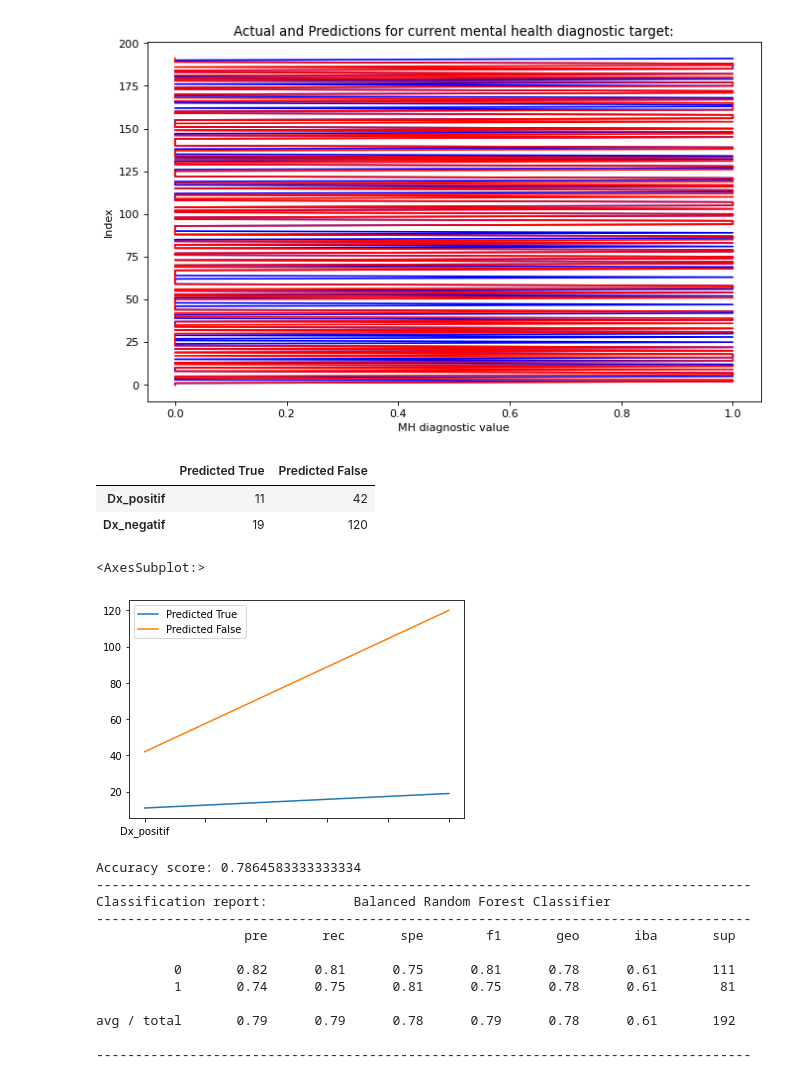
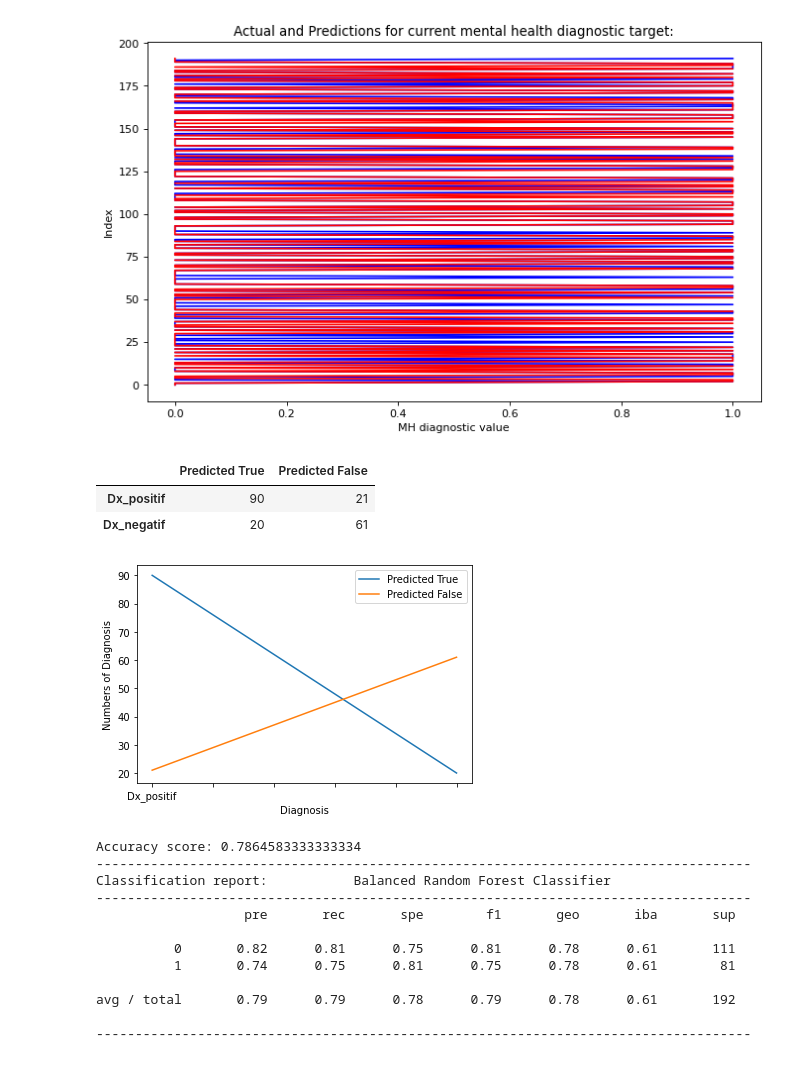
Before and after one commit to ArtTucker/mental_health_and_economics, a Jupyter notebook: machine_learning/ML_model_2.0.ipynb, the cells around one changed output. Cells and saved outputs as stored; diff of their text form; code cells hidden in the pictures.

```diff
--- a/machine_learning/ML_model_2.0.ipynb
+++ b/machine_learning/ML_model_2.0.ipynb
@@ -784,6 +869,16 @@ plt.show()
 #plt.savefig("../images/random_forrest_current_dx_predictions.png")
 # %% [output]
 [figure]
+# %%
+y_pred = ([0, 0, 1, 1, 0, 0, 1, 1, 0, 1, 0, 1, 0, 0, 1, 1, 1, 0, 1, 0, 1, 0,
+       1, 0, 0, 0, 0, 0, 0, 0, 0, 1, 0, 1, 0, 0, 1, 0, 1, 1, 0, 0, 0, 1,
+       0, 0, 0, 0, 0, 0, 0, 1, 0, 0, 1, 0, 0, 1, 1, 0, 0, 0, 0, 0, 0, 0,
+       0, 0, 1, 0, 0, 1, 1, 0, 1, 1, 0, 0, 1, 1, 0, 0, 0, 1, 0, 1, 1, 1,
+       0, 0, 0, 0, 0, 0, 1, 1, 1, 0, 0, 1, 1, 0, 0, 1, 0, 1, 1, 1, 0, 0,
+       1, 0, 1, 1, 1, 0, 1, 1, 0, 1, 1, 1, 0, 0, 0, 0, 1, 1, 1, 0, 0, 1,
+       0, 1, 0, 0, 0, 0, 1, 1, 0, 0, 0, 0, 0, 1, 0, 1, 1, 0, 1, 0, 0, 0,
+       1, 0, 1, 1, 1, 0, 0, 1, 1, 1, 1, 1, 0, 1, 0, 0, 0, 1, 1, 0, 0, 1,
+       1, 1, 0, 0, 1, 0, 1, 0, 0, 1, 0, 1, 1, 0, 0, 0])
 # %%
 confusion_matrix(y_test, predictions)
 
@@ -793,15 +888,17 @@ results = pd.DataFrame(matrix, index = ["Dx_positif", "Dx_negatif"], columns = [
 results
 # %% [output]
 |  | Predicted True | Predicted False |
-| Dx_positif | 11 | 42 |
-| Dx_negatif | 19 | 120 |
+| Dx_positif | 90 | 21 |
+| Dx_negatif | 20 | 61 |
 # %%
 x = results["Predicted True"].value_counts()
 y = results["Predicted False"].value_counts()
 results.plot()
+plt.xlabel("Diagnosis")
+plt.ylabel("Numbers of Diagnosis")
+plt.show()
 # %% [output]
-<AxesSubplot:>
-[figure, old version]
+[figure, new version]
 # %%
 # Calculated the balanced accuracy score
 from sklearn.metrics import accuracy_score
```
Also changed, not shown: parts of 18 cells of this notebook.
